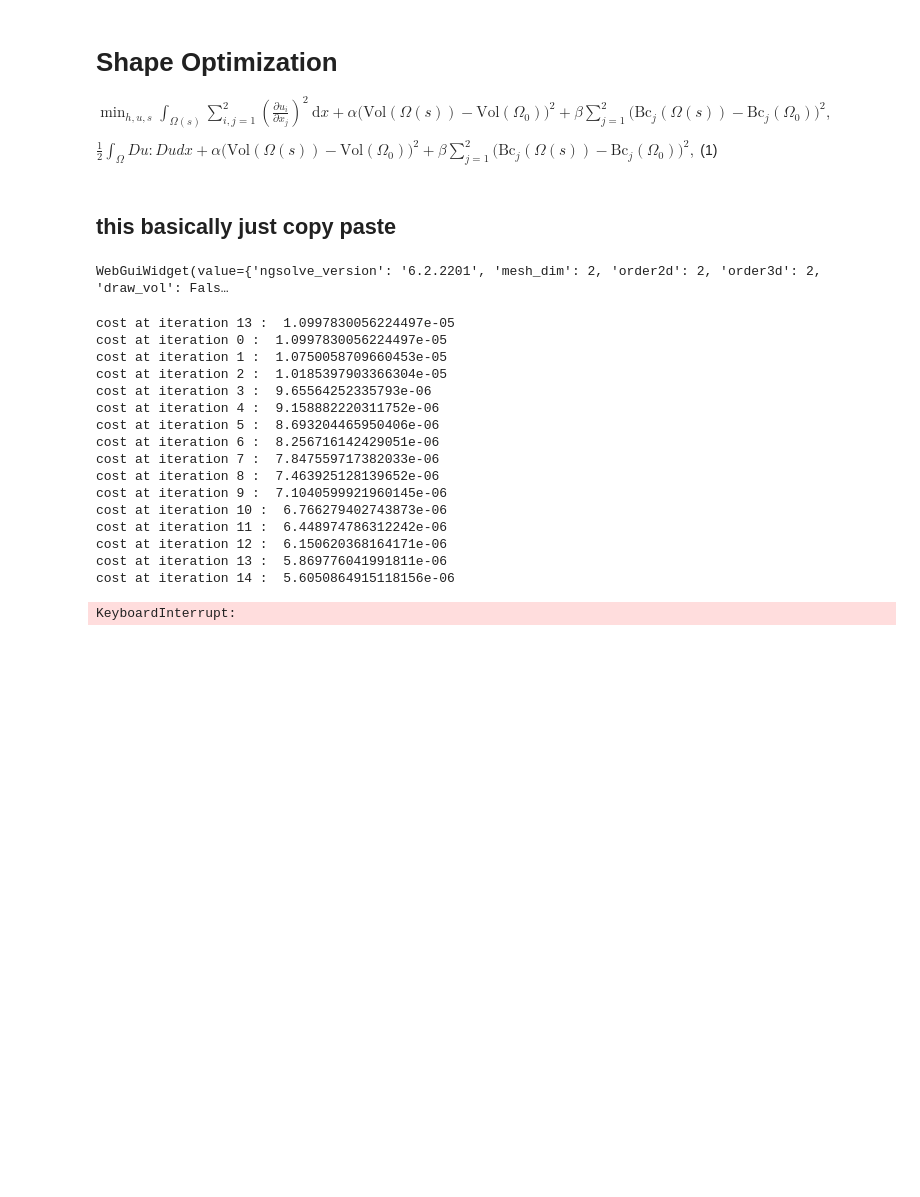
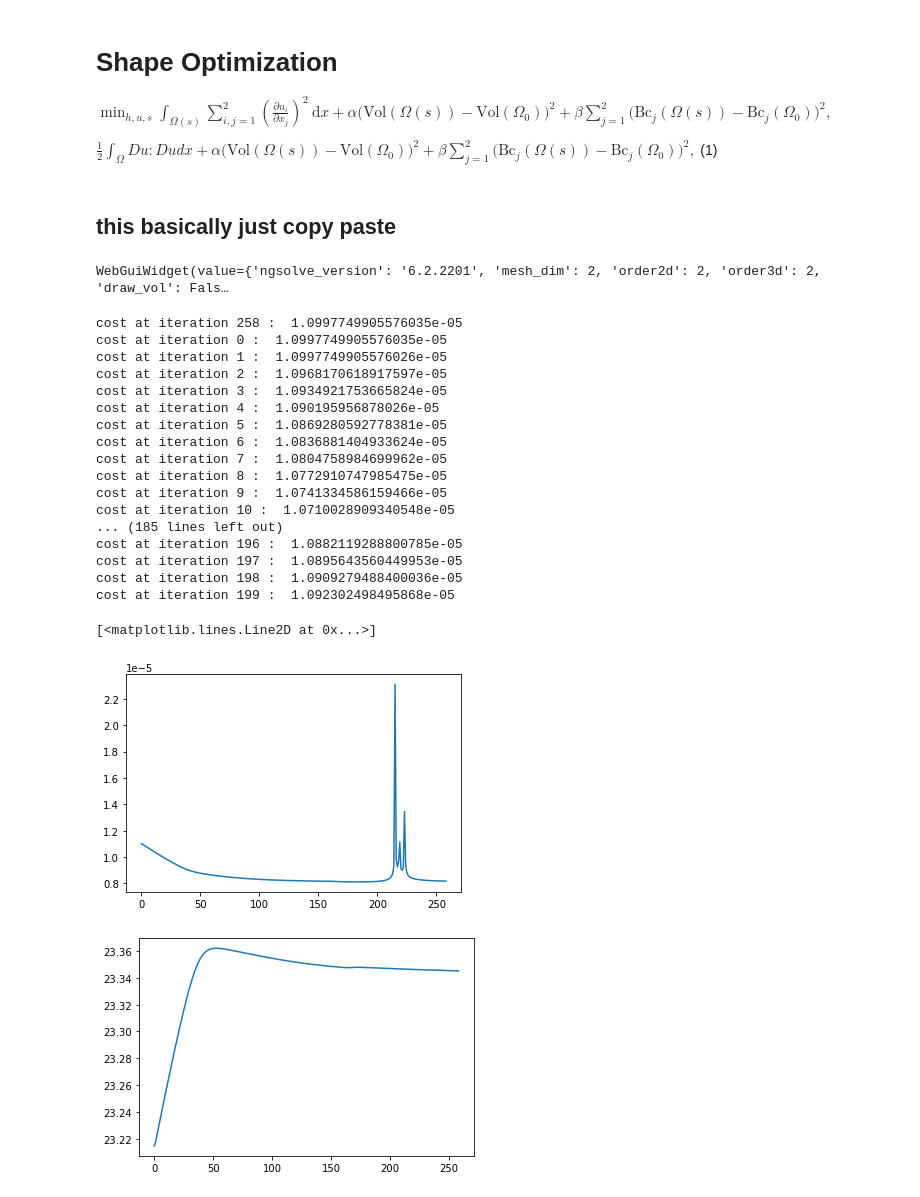
Before and after one commit to Alpel99/comp_math_SE, a Jupyter notebook: code/shape_opt.ipynb, the cells around one changed output. Drawn from its saved outputs; the diff is of its cells as text; code cells hidden in the pictures; blank space fills up the shorter version.

```diff
--- a/code/shape_opt.ipynb
+++ b/code/shape_opt.ipynb
@@ -146,4 +144,7 @@ ux = gfu.components[0]
 uy = gfu.components[1]
 p = gfu.components[2]
 
-Lagrangian = Equation(ux,uy,p,ux,uy,p) + calc_drag(gfu) + TransfCost()#+ Cost(gfu)
+vol = Parameter(1)
+vol.Set(Integrate(surf_t,mesh))
+
+Lagrangian = Equation(ux,uy,p,ux,uy,p) + calc_drag(gfu)
@@ -150,7 +154,23 @@ Lagrangian = Equation(ux,uy,p,ux,uy,p) + calc_drag(gfu) + TransfCost()#+ Cost(gf
 # %%
 dJOmega = LinearForm(VEC)
 dJOmega += Lagrangian.DiffShape(X)
-#dJOmega +=
+
+# volume side constraint
+vol = Parameter(1)
+vol.Set(Integrate(surf_t,mesh))
+alpha = 1e-3
+dJOmega += (alpha*((vol-surf_0)**2)*dx).DiffShape(X)
+
+# barycenter x sideconstraint
+beta = 1e-5
+bc_x = Parameter(1)
+bc_x.Set(Integrate(bc_tx,mesh)) # (1/vol)*
+dJOmega += (beta*((bc_x-bc_0x)**2)*dx).DiffShape(X)
+
+# barycenter x sideconstraint
+bc_y = Parameter(1)
+bc_y.Set(Integrate(bc_ty,mesh)) # (1/vol)*
+dJOmega += (beta*((bc_y-bc_0y)**2)*dx).DiffShape(X)
 
 b = BilinearForm(VEC)
 b += InnerProduct(grad(X),grad(PHI))*dx + InnerProduct(X,PHI)*dx # H1 InnerProduct
@@ -174,9 +194,11 @@ scene.Redraw()
 a.Assemble()
 solveStokes()
 
+drag = []
+volu = []
 LineSearch = False
 
-iter_max = 600
+iter_max = 200
 Jold = Integrate(calc_drag(gfu), mesh)
 converged = False
 
@@ -193,16 +215,22 @@ for k in range(iter_max):
     scene_state.Redraw()
 
     print('cost at iteration', k, ': ', Jold)
+    volu.append(Integrate(1,mesh))
+    drag.append(Integrate(calc_drag(gfu),mesh))
     #print('volume iteration', k, ': ', 24-Integrate(1,mesh))
     a.Assemble()
     solveStokes()
 
     b.Assemble()
     dJOmega.Assemble()
+    vol.Set(Integrate(surf_t,mesh))
     SolveDeformationEquation()
 
-    #scale = 0.01 / Norm(gfX.vec)
-    scale = 0.1 / Norm(gfX.vec)
+
+    mesh.UnsetDeformation()
+
+    scale = 0.01 / Norm(gfX.vec)
+    #scale = 0.1 / Norm(gfX.vec)
     gfsetOld = gfset
     gfset.vec.data -= scale * gfX.vec
     Jnew = Integrate(calc_drag(gfu), mesh)
@@ -230,20 +258,29 @@ for k in range(iter_max):
 
     Redraw(blocking=True)
 # %% [output]
-cost at iteration 13 :  1.0997830056224497e-05
-cost at iteration 0 :  1.0997830056224497e-05
-cost at iteration 1 :  1.0750058709660453e-05
-cost at iteration 2 :  1.0185397903366304e-05
-cost at iteration 3 :  9.65564252335793e-06
-cost at iteration 4 :  9.158882220311752e-06
-cost at iteration 5 :  8.693204465950406e-06
-cost at iteration 6 :  8.256716142429051e-06
-cost at iteration 7 :  7.847559717382033e-06
-cost at iteration 8 :  7.463925128139652e-06
-cost at iteration 9 :  7.1040599921960145e-06
-cost at iteration 10 :  6.766279402743873e-06
-cost at iteration 11 :  6.448974786312242e-06
-cost at iteration 12 :  6.150620368164171e-06
-cost at iteration 13 :  5.869776041991811e-06
-cost at iteration 14 :  5.6050864915118156e-06
+cost at iteration 258 :  1.0997749905576035e-05
+cost at iteration 0 :  1.0997749905576035e-05
+cost at iteration 1 :  1.0997749905576026e-05
+cost at iteration 2 :  1.0968170618917597e-05
+cost at iteration 3 :  1.0934921753665824e-05
+cost at iteration 4 :  1.090195956878026e-05
+cost at iteration 5 :  1.0869280592778381e-05
+cost at iteration 6 :  1.0836881404933624e-05
+cost at iteration 7 :  1.0804758984699962e-05
+cost at iteration 8 :  1.0772910747985475e-05
+cost at iteration 9 :  1.0741334586159466e-05
+cost at iteration 10 :  1.0710028909340548e-05
+... (185 lines left out)
+cost at iteration 196 :  1.0882119288800785e-05
+cost at iteration 197 :  1.0895643560449953e-05
+cost at iteration 198 :  1.0909279488400036e-05
+cost at iteration 199 :  1.092302498495868e-05
-KeyboardInterrupt:
+# %%
+import matplotlib.pyplot as plt
+plt.plot(range(0,len(drag)),drag)
+plt.figure(2)
+plt.plot(range(0,len(volu)),volu)
+# %% [output]
+[<matplotlib.lines.Line2D at 0x...>]
+[figure, added]
+[figure, added]
```
Also changed, not shown: parts of 5 cells of this notebook, 1 other file.
